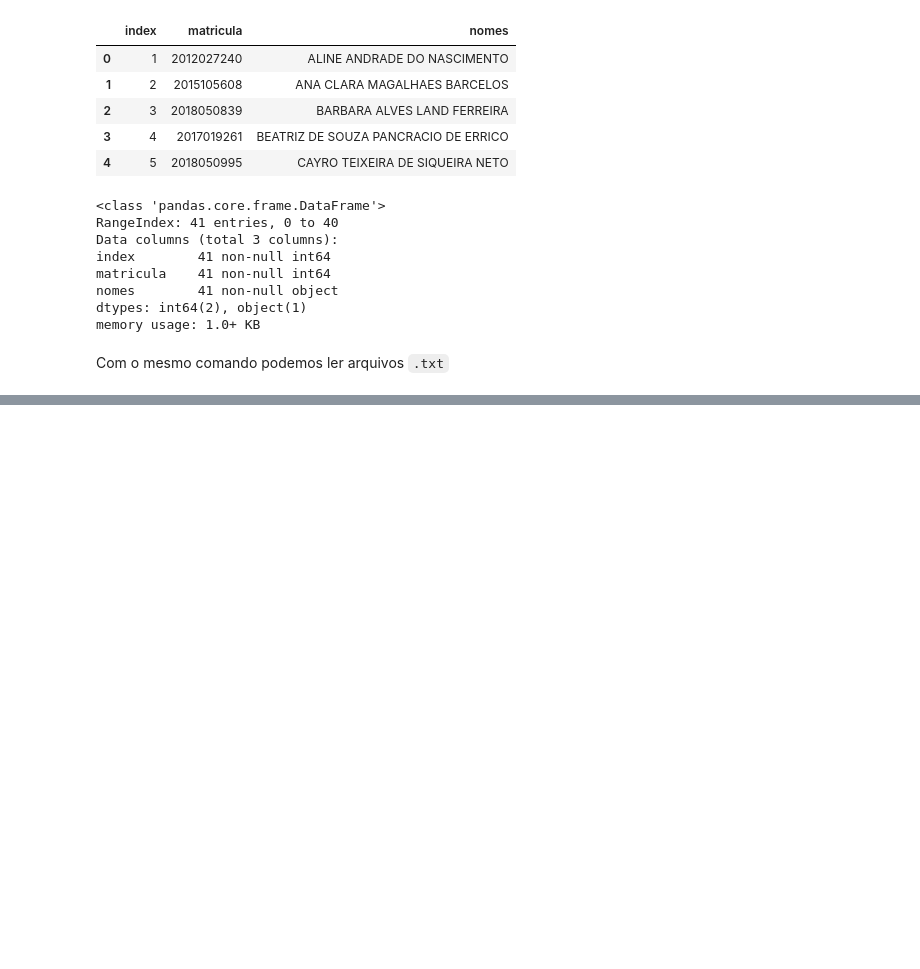
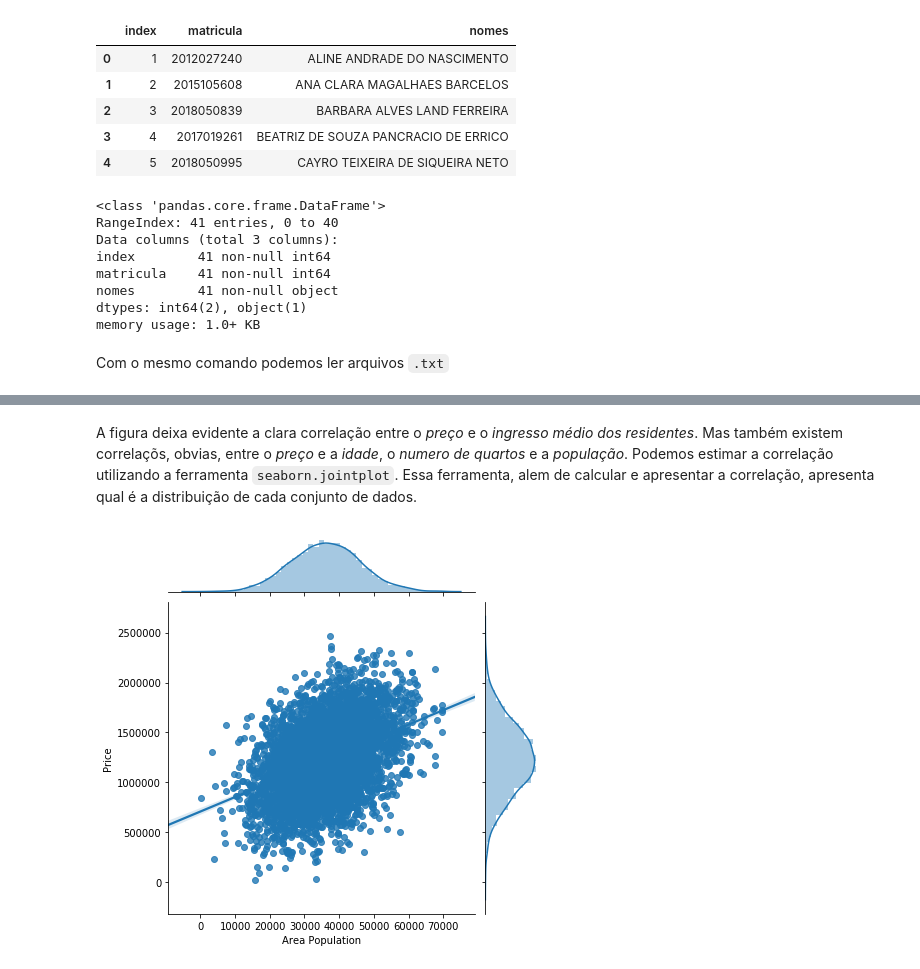
Before and after one commit to tavo-buk/icfis, a Jupyter notebook: 08-leitura_escritura.ipynb, the cells around one changed output, grey strips where cells are left out. Drawn from its saved outputs; the diff is of its cells as text; code cells hidden in the pictures; blank space fills up the shorter version.

```diff
--- a/08-leitura_escritura.ipynb
+++ b/08-leitura_escritura.ipynb
@@ -201,0 +299,10 @@ Discuta criticamente seus resultados em relação ao aquecimento global antropog
+# %% [markdown]
+A figura deixa evidente a clara correlação entre o *preço* e o *ingresso médio dos residentes*. Mas também existem correlaçõs, obvias, entre o *preço* e a *idade*, o *numero de quartos* e  a *população*. Podemos estimar a correlação utilizando a ferramenta `seaborn.jointplot`. Essa ferramenta, alem de calcular e apresentar a correlação, apresenta qual é a distribuição de cada conjunto de dados.
+# %%
+import scipy.stats as stats
+x_str ='Area Population'
+y_str = 'Price'
+z_str = 'Address'
+sns.jointplot(x_str, y_str,data=data_im,kind="reg");
+# %% [output]
+[figure, added]
```
Also changed, not shown: parts of 11 cells of this notebook, 7 other files.
